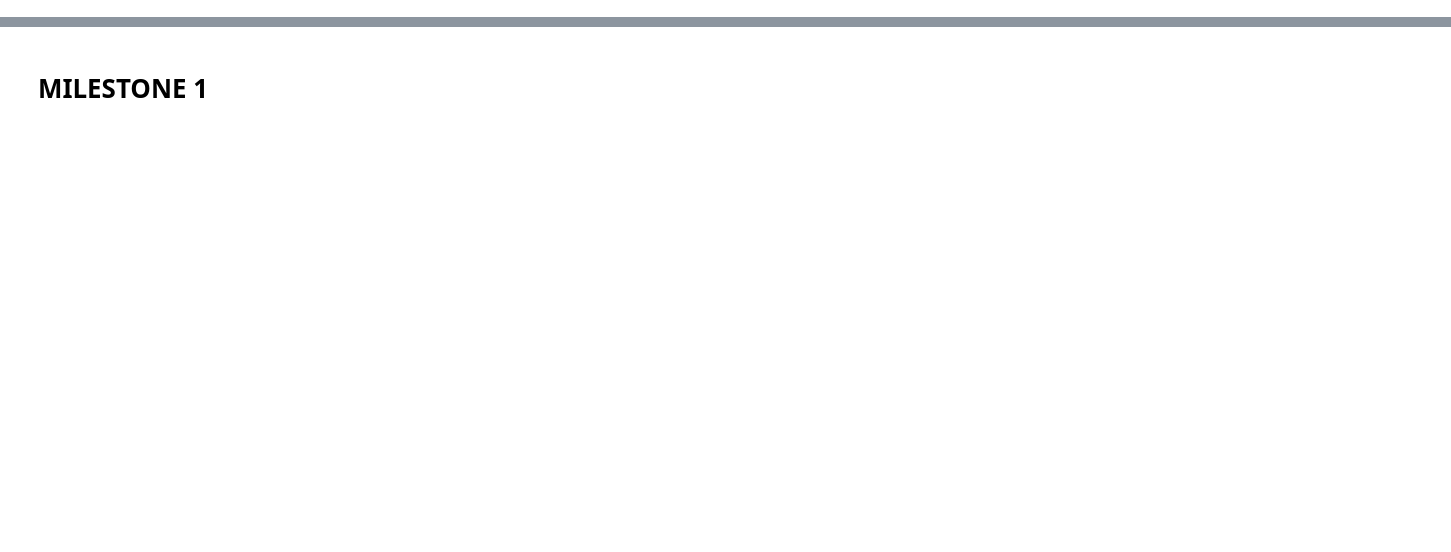
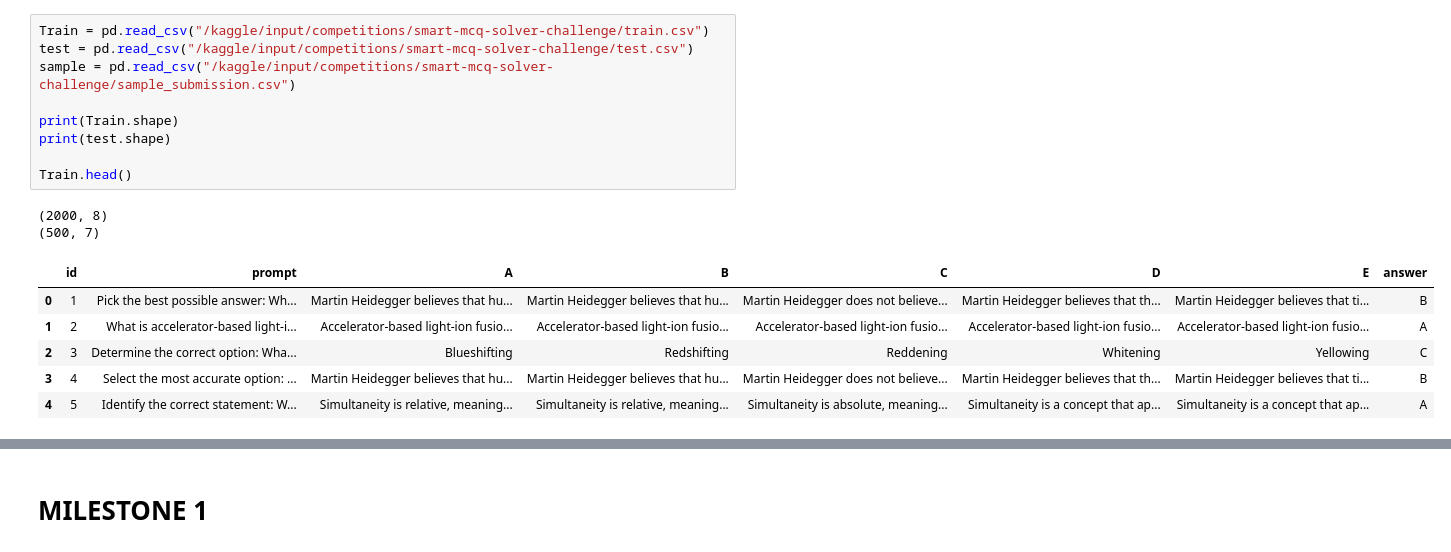
Before and after one commit to Sharan0078/dl-genai-project-26-t1, a Jupyter notebook: DL-24f3004935-notebook-t22026.ipynb, the cells around one changed output, grey strips where cells are left out. Drawn from its saved outputs; the diff is of its cells as text; blank space fills up the shorter version.

Commit message:
Kaggle Notebook | DL-24f3004935-notebook-t22026 | suffffer

```diff
--- a/DL-24f3004935-notebook-t22026.ipynb
+++ b/DL-24f3004935-notebook-t22026.ipynb
@@ -77,0 +70,18 @@ wandb.init(
+# %%
+Train = pd.read_csv("/kaggle/input/competitions/smart-mcq-solver-challenge/train.csv")
+test = pd.read_csv("/kaggle/input/competitions/smart-mcq-solver-challenge/test.csv")
+sample = pd.read_csv("/kaggle/input/competitions/smart-mcq-solver-challenge/sample_submission.csv")
+
+print(Train.shape)
+print(test.shape)
+
+Train.head()
+# %% [output]
+(2000, 8)
+(500, 7)
+|  | id | prompt | A | B | C | D | E | answer |
+| 0 | 1 | Pick the best possible answer: Wh... | Martin Heidegger believes that hu... | Martin Heidegger believes that hu... | Martin Heidegger does not believe... | Martin Heidegger believes that th... | Martin Heidegger believes that ti... | B |
+| 1 | 2 | What is accelerator-based light-i... | Accelerator-based light-ion fusio... | Accelerator-based light-ion fusio... | Accelerator-based light-ion fusio... | Accelerator-based light-ion fusio... | Accelerator-based light-ion fusio... | A |
+| 2 | 3 | Determine the correct option: Wha... | Blueshifting | Redshifting | Reddening | Whitening | Yellowing | C |
+| 3 | 4 | Select the most accurate option: ... | Martin Heidegger believes that hu... | Martin Heidegger believes that hu... | Martin Heidegger does not believe... | Martin Heidegger believes that th... | Martin Heidegger believes that ti... | B |
+| 4 | 5 | Identify the correct statement: W... | Simultaneity is relative, meaning... | Simultaneity is relative, meaning... | Simultaneity is absolute, meaning... | Simultaneity is a concept that ap... | Simultaneity is a concept that ap... | A |
```
Also changed, not shown: parts of 75 cells of this notebook.
